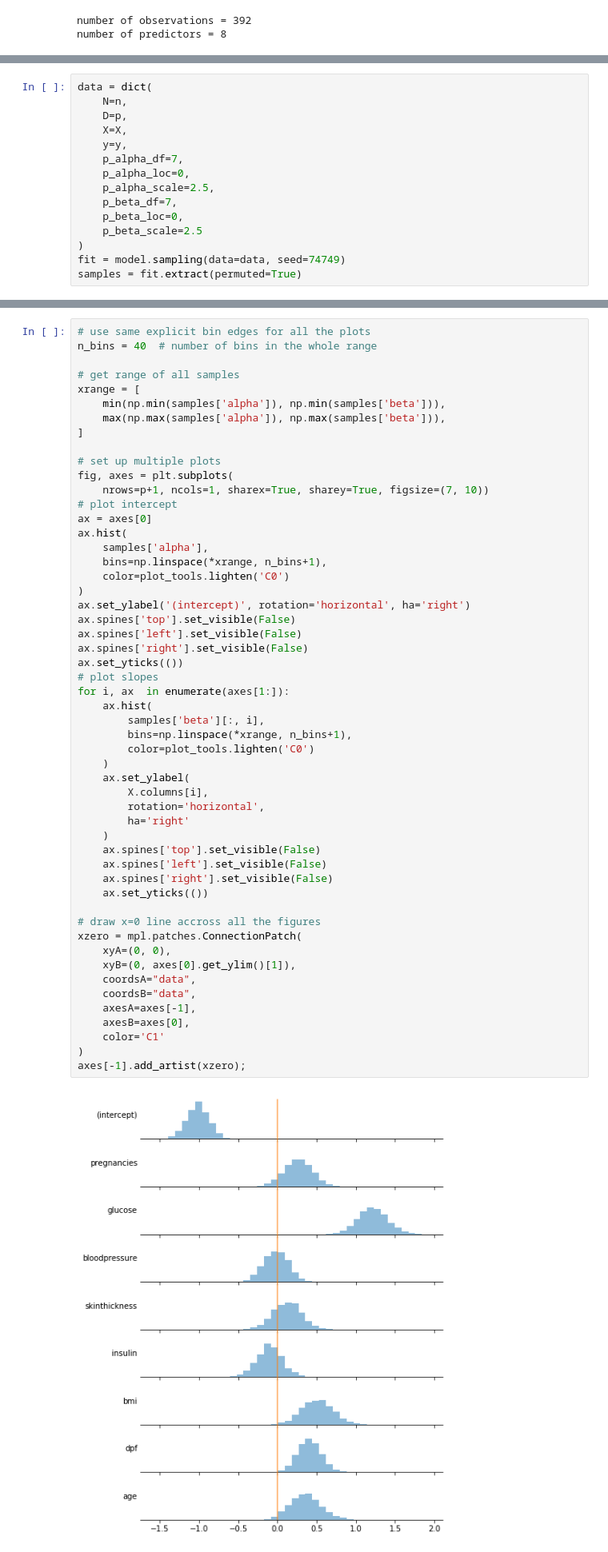
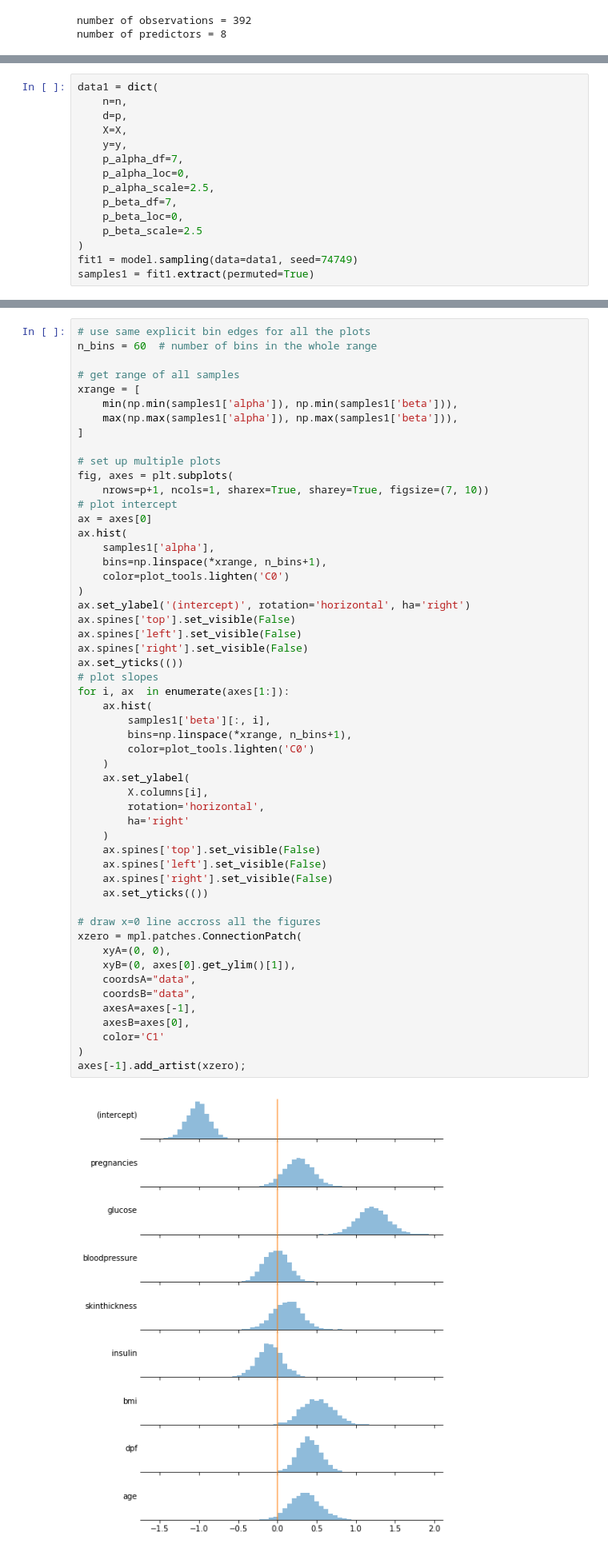
Before and after one commit to avehtari/BDA_py_demos, a Jupyter notebook: demos_pystan/diabetes.ipynb, the cells around one changed output, grey strips where cells are left out. Shown: that part at 80% size. Cells and saved outputs as stored; diff of their text form.

```diff
--- a/demos_pystan/diabetes.ipynb
+++ b/demos_pystan/diabetes.ipynb
@@ -206,9 +206,9 @@ INFO:pystan:COMPILING THE C++ CODE FOR MODEL anon_model_99a0b181bae8b81b7a530307
 
 Here we'll use a Student t prior with 7 degrees of freedom and a scale of 2.5, which, as discussed above, is a reasonable default prior when coefficients should be close to zero but have some chance of being large. PyStan  returns the posterior distribution for the parameters describing the uncertainty related to unknown parameter values.
 # %%
-data = dict(
-    N=n,
-    D=p,
+data1 = dict(
+    n=n,
+    d=p,
     X=X,
     y=y,
     p_alpha_df=7,
@@ -218,8 +218,8 @@ data = dict(
     p_beta_loc=0,
     p_beta_scale=2.5
 )
-fit = model.sampling(data=data, seed=74749)
-samples = fit.extract(permuted=True)
+fit1 = model.sampling(data=data1, seed=74749)
+samples1 = fit1.extract(permuted=True)
 # %% [markdown]
 ### Inspect the resulting posterior
 
@@ -246,12 +246,12 @@ pd.DataFrame(
 | beta[7] | 0.356895 | 0.003518 | 0.192169 | -0.001486 | 0.224827 | 0.352623 | 0.481480 | 0.749368 | 2984.0 | 1.001202 |
 # %%
 # use same explicit bin edges for all the plots
-n_bins = 40  # number of bins in the whole range
+n_bins = 60  # number of bins in the whole range
 
 # get range of all samples
 xrange = [
-    min(np.min(samples['alpha']), np.min(samples['beta'])),
-    max(np.max(samples['alpha']), np.max(samples['beta'])),
+    min(np.min(samples1['alpha']), np.min(samples1['beta'])),
+    max(np.max(samples1['alpha']), np.max(samples1['beta'])),
 ]
 
 # set up multiple plots
@@ -260,7 +260,7 @@ fig, axes = plt.subplots(
 # plot intercept
 ax = axes[0]
 ax.hist(
-    samples['alpha'],
+    samples1['alpha'],
     bins=np.linspace(*xrange, n_bins+1),
     color=plot_tools.lighten('C0')
 )
@@ -270,32 +270,32 @@ ax.spines['left'].set_visible(False)
 ax.spines['right'].set_visible(False)
 ax.set_yticks(())
 # plot slopes
 for i, ax  in enumerate(axes[1:]):
     ax.hist(
-        samples['beta'][:, i],
+        samples1['beta'][:, i],
         bins=np.linspace(*xrange, n_bins+1),
         color=plot_tools.lighten('C0')
     )
     ax.set_ylabel(
         X.columns[i],
         rotation='horizontal',
         ha='right'
     )
     ax.spines['top'].set_visible(False)
     ax.spines['left'].set_visible(False)
     ax.spines['right'].set_visible(False)
     ax.set_yticks(())
 
 # draw x=0 line accross all the figures
 xzero = mpl.patches.ConnectionPatch(
     xyA=(0, 0),
     xyB=(0, axes[0].get_ylim()[1]),
     coordsA="data",
     coordsB="data",
     axesA=axes[-1],
     axesB=axes[0],
     color='C1'
 )
 axes[-1].add_artist(xzero);
 # %% [output]
-[figure, old version]
+[figure, new version]
```
Also changed, not shown: parts of 23 cells of this notebook, 2 other files.
